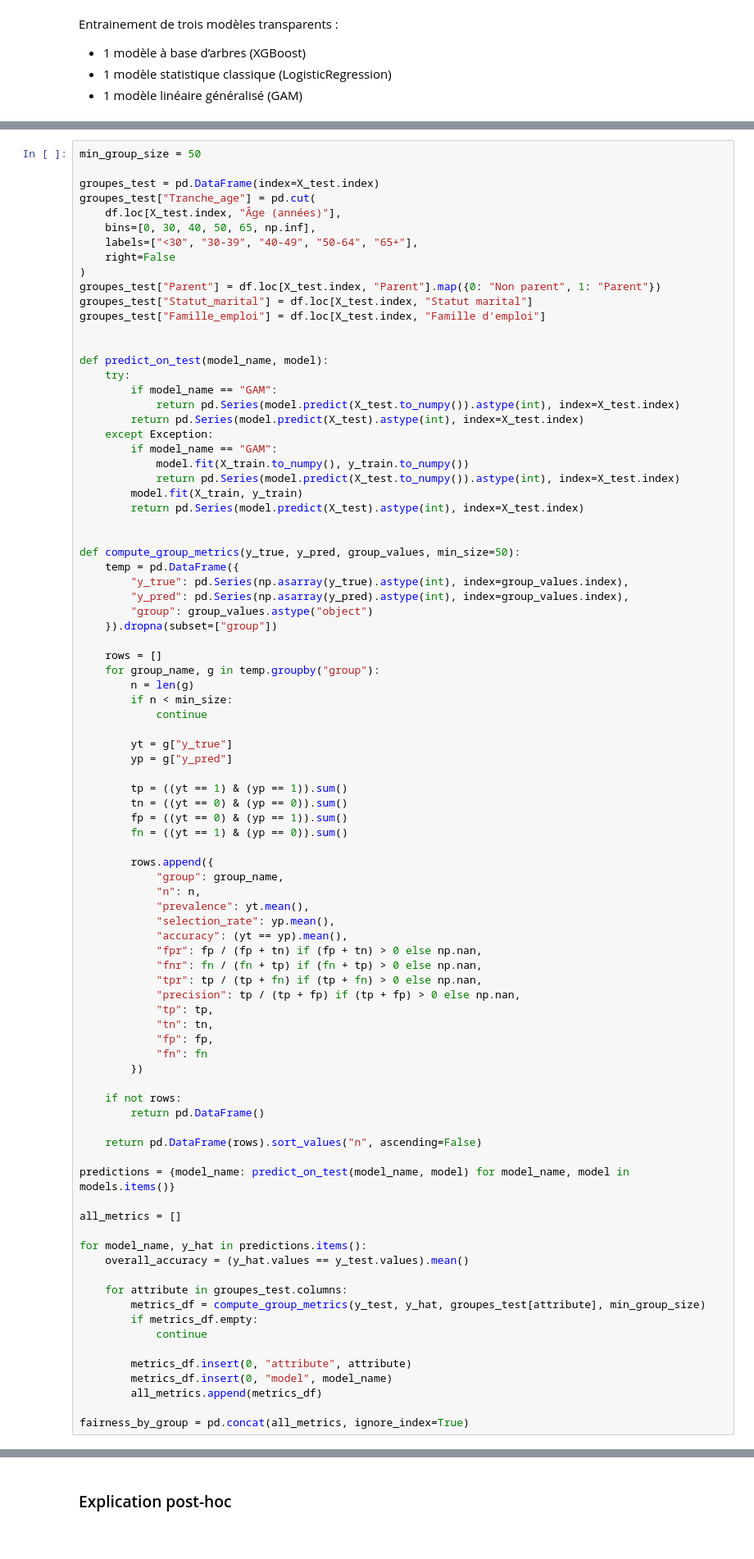
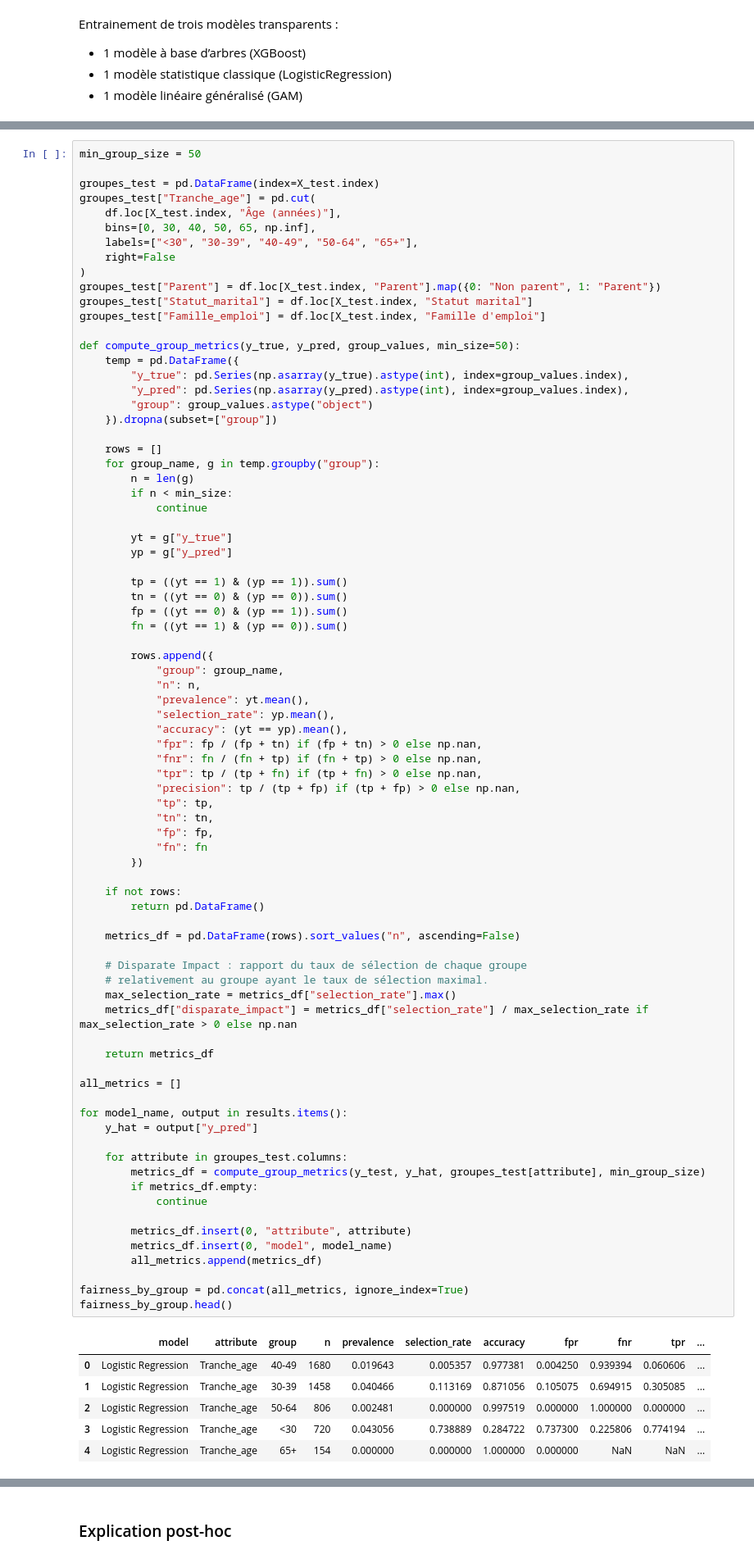
Before and after one commit to cons00000/REXAI_project, a Jupyter notebook: projet_REXIA_partie_1.ipynb, the cells around one changed output, grey strips where cells are left out. Shown at 82% size. Drawn from its saved outputs; the diff is of its cells as text.

```diff
--- a/projet_REXIA_partie_1.ipynb
+++ b/projet_REXIA_partie_1.ipynb
@@ -342,20 +543,6 @@ groupes_test["Tranche_age"] = pd.cut(
 groupes_test["Parent"] = df.loc[X_test.index, "Parent"].map({0: "Non parent", 1: "Parent"})
 groupes_test["Statut_marital"] = df.loc[X_test.index, "Statut marital"]
 groupes_test["Famille_emploi"] = df.loc[X_test.index, "Famille d'emploi"]
-
-
-def predict_on_test(model_name, model):
-    try:
-        if model_name == "GAM":
-            return pd.Series(model.predict(X_test.to_numpy()).astype(int), index=X_test.index)
-        return pd.Series(model.predict(X_test).astype(int), index=X_test.index)
-    except Exception:
-        if model_name == "GAM":
-            model.fit(X_train.to_numpy(), y_train.to_numpy())
-            return pd.Series(model.predict(X_test.to_numpy()).astype(int), index=X_test.index)
-        model.fit(X_train, y_train)
-        return pd.Series(model.predict(X_test).astype(int), index=X_test.index)
-
 
 def compute_group_metrics(y_true, y_pred, group_values, min_size=50):
     temp = pd.DataFrame({
@@ -385,37 +572,50 @@ def compute_group_metrics(y_true, y_pred, group_values, min_size=50):
             "selection_rate": yp.mean(),
             "accuracy": (yt == yp).mean(),
             "fpr": fp / (fp + tn) if (fp + tn) > 0 else np.nan,
             "fnr": fn / (fn + tp) if (fn + tp) > 0 else np.nan,
             "tpr": tp / (tp + fn) if (tp + fn) > 0 else np.nan,
             "precision": tp / (tp + fp) if (tp + fp) > 0 else np.nan,
             "tp": tp,
             "tn": tn,
             "fp": fp,
             "fn": fn
         })
 
     if not rows:
         return pd.DataFrame()
 
-    return pd.DataFrame(rows).sort_values("n", ascending=False)
+    metrics_df = pd.DataFrame(rows).sort_values("n", ascending=False)
 
-predictions = {model_name: predict_on_test(model_name, model) for model_name, model in models.items()}
+    # Disparate Impact : rapport du taux de sélection de chaque groupe
+    # relativement au groupe ayant le taux de sélection maximal.
+    max_selection_rate = metrics_df["selection_rate"].max()
+    metrics_df["disparate_impact"] = metrics_df["selection_rate"] / max_selection_rate if max_selection_rate > 0 else np.nan
+
+    return metrics_df
 
 all_metrics = []
 
-for model_name, y_hat in predictions.items():
-    overall_accuracy = (y_hat.values == y_test.values).mean()
+for model_name, output in results.items():
+    y_hat = output["y_pred"]
 
     for attribute in groupes_test.columns:
         metrics_df = compute_group_metrics(y_test, y_hat, groupes_test[attribute], min_group_size)
         if metrics_df.empty:
             continue
 
         metrics_df.insert(0, "attribute", attribute)
         metrics_df.insert(0, "model", model_name)
         all_metrics.append(metrics_df)
 
 fairness_by_group = pd.concat(all_metrics, ignore_index=True)
+fairness_by_group.head()
+# %% [output]
+|  | model | attribute | group | n | prevalence | selection_rate | accuracy | fpr | fnr | tpr | ... |
+| 0 | Logistic Regression | Tranche_age | 40-49 | 1680 | 0.019643 | 0.005357 | 0.977381 | 0.004250 | 0.939394 | 0.060606 | ... |
+| 1 | Logistic Regression | Tranche_age | 30-39 | 1458 | 0.040466 | 0.113169 | 0.871056 | 0.105075 | 0.694915 | 0.305085 | ... |
+| 2 | Logistic Regression | Tranche_age | 50-64 | 806 | 0.002481 | 0.000000 | 0.997519 | 0.000000 | 1.000000 | 0.000000 | ... |
+| 3 | Logistic Regression | Tranche_age | <30 | 720 | 0.043056 | 0.738889 | 0.284722 | 0.737300 | 0.225806 | 0.774194 | ... |
+| 4 | Logistic Regression | Tranche_age | 65+ | 154 | 0.000000 | 0.000000 | 1.000000 | 0.000000 | NaN | NaN | ... |
 # %%
 print("=" * 65)
 print("FPR / FNR / DISPARATE IMPACT — FAMILLE D'EMPLOI")
```
Also changed, not shown: parts of 27 cells of this notebook, 1 other file.
